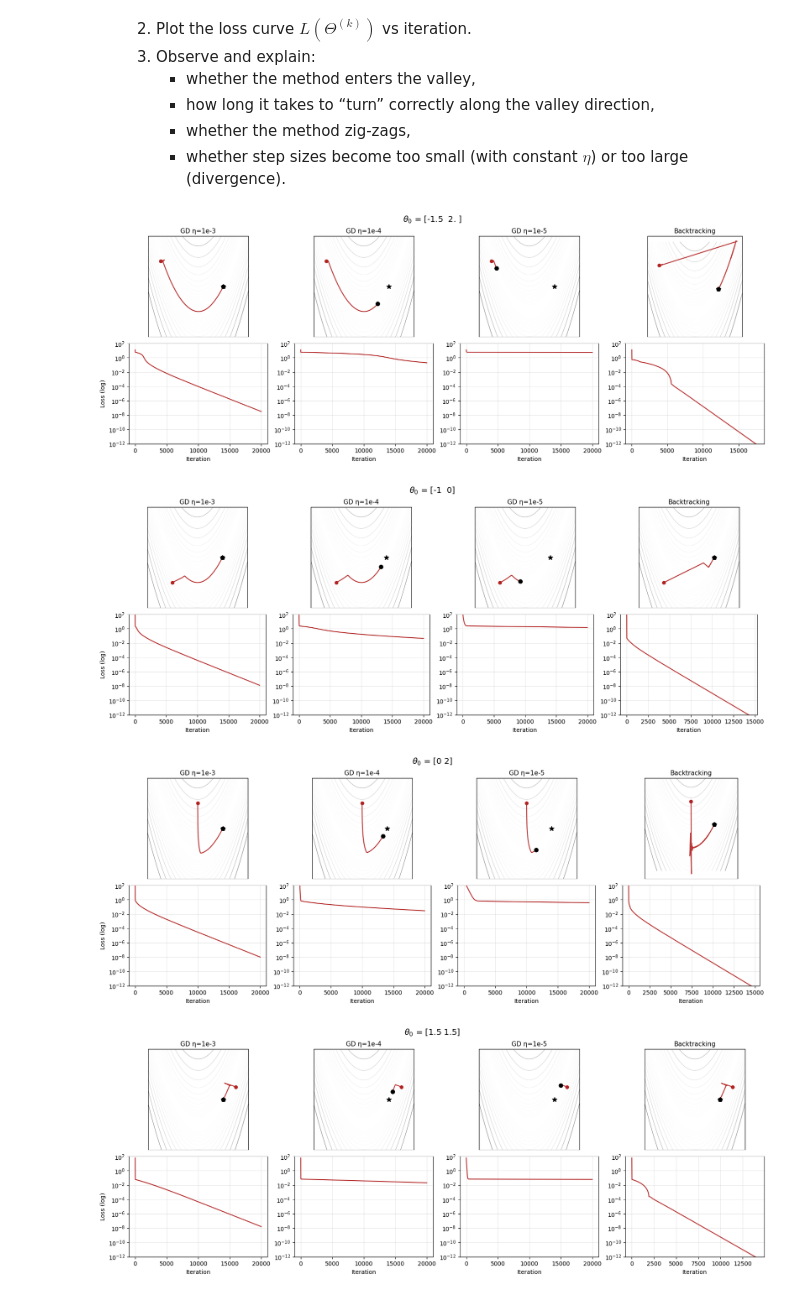
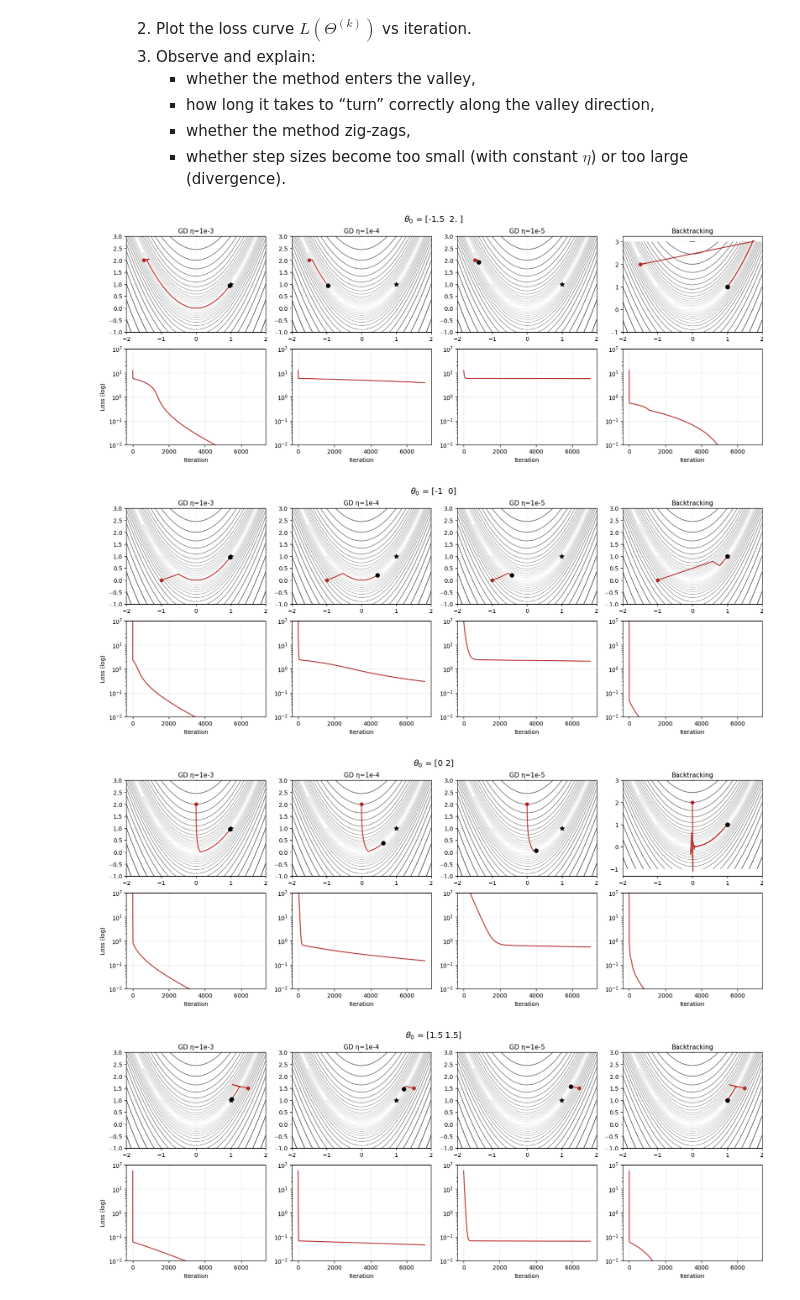
Before and after one commit to annalisapol/smm-course, a Jupyter notebook: homeworks/hw1/hw1.ipynb, the cells around one changed output. Drawn from its saved outputs; the diff is of its cells as text; code cells hidden in the pictures.

```diff
--- a/homeworks/hw1/hw1.ipynb
+++ b/homeworks/hw1/hw1.ipynb
@@ -60,6 +60,7 @@ fig, axes = plt.subplots(1, 3, figsize=(15, 3))
 for i, (eta, thetas) in enumerate(trajectories.items()):
     ax = axes[i]
     sc = ax.scatter(thetas, np.zeros_like(thetas), c=range(len(thetas)), cmap='viridis')
+    ax.plot(thetas, np.zeros_like(thetas), 'k--', alpha=0.5)
     ax.set_title(f"Θ(k) on real line\nη = {eta}")
     ax.set_xlabel("θ")
     ax.set_yticks([])
@@ -82,6 +83,4 @@ for i, (eta, thetas) in enumerate(trajectories.items()):
 
 plt.tight_layout()
 plt.show()
-
-#aggiungi linea che collega punti
 # %% [output]
@@ -183,6 +182,7 @@ for i, theta_0 in enumerate(thetas_0):
     ax.plot(theta_vals, L_vals, 'k-', label='L(θ)')
 
     ax.scatter(traj, l(traj), color=colors[i], alpha=0.7, s=50, edgecolors='k', label='Iterates')
+    ax.plot(traj, l(traj), color=colors[i], alpha=0.4, ls='--')
 
     ax.set_title(f"Start θ₀ = {theta_0}")
     ax.set_xlabel("θ")
@@ -593,12 +586,12 @@ for theta0 in thetas_0:
     gd_losses = {}
 
     for eta in etas:
-        _, path_gd = GD(rosenbrock, grad_rosenbrock, theta0, eta=eta, maxit=20000)
+        _, path_gd = GD(rosenbrock, grad_rosenbrock, theta0, eta=eta, maxit=7000)
         gd_paths[eta] = path_gd
         gd_losses[eta] = [rosenbrock(t) for t in path_gd]
 
     _, path_bt, _ = GD_backtracking(
-        rosenbrock, grad_rosenbrock, theta0, maxit=50000, tolL=1e-6, toltheta=1e-10
+        rosenbrock, grad_rosenbrock, theta0, maxit=7000, tolL=1e-6, toltheta=1e-10
     )
     loss_bt = [rosenbrock(t) for t in path_bt]
 
@@ -621,14 +614,18 @@ for theta0 in thetas_0:
         X, Y = np.meshgrid(xs, ys)
         Z = (1 - X) ** 2 + 100 * (Y - X**2) ** 2
 
-        levels = np.logspace(-1, 3, 25)
+        Zbg = np.log1p(Z)
+
         ax_traj.contour(
-            X, Y, Z,
-            levels=levels,
+            X, Y, Zbg,
+            levels=25,
             cmap="Greys",
-            linewidths=0.6,
-            alpha=0.6
+            linewidths=1.0,
+            alpha=0.9
         )
+
+        ax_traj.grid(False)
+
 
         ax_traj.plot(
             traj[:, 0], traj[:, 1],
@@ -636,39 +633,36 @@ for theta0 in thetas_0:
             linewidth=1.6,
             alpha=0.9
         )
 
         ax_traj.scatter(traj[0, 0], traj[0, 1], s=30, color="firebrick", zorder=3)
         ax_traj.scatter(traj[-1, 0], traj[-1, 1], s=45, color="black", zorder=3)
         ax_traj.scatter([1], [1], marker="*", s=70, color="black", zorder=4)
 
 
         ax_traj.set_title(title, fontsize=11)
-        ax_traj.set_aspect("equal")
-        ax_traj.set_xticks([])
-        ax_traj.set_yticks([])
         ax_traj.grid(alpha=0.15)
 
         ax_loss = axes[1, col]
         ax_loss.plot(
             losses,
             linewidth=1.6,
             color="firebrick",
             alpha=0.9
         )
-        ax_loss.set_ylim(1e-12, 1e2)
+        ax_loss.set_ylim(1e-2, 1e2)
         ax_loss.set_yscale("log")
         ax_loss.grid(alpha=0.3)
 
         if col == 0:
             ax_loss.set_ylabel("Loss (log)")
         ax_loss.set_xlabel("Iteration")
 
     fig.suptitle(r"$\theta_0$" + f" = {theta0}", fontsize=14)
     plt.show()
 
-    #migliora in generale
+#modify y axis
 # %% [output]
-[figure, old version]
+[figure, new version]
-[figure, old version]
+[figure, new version]
-[figure, old version]
+[figure, new version]
-[figure, old version]
+[figure, new version]
```
Also changed, not shown: parts of 3 cells of this notebook, 2 other files.
